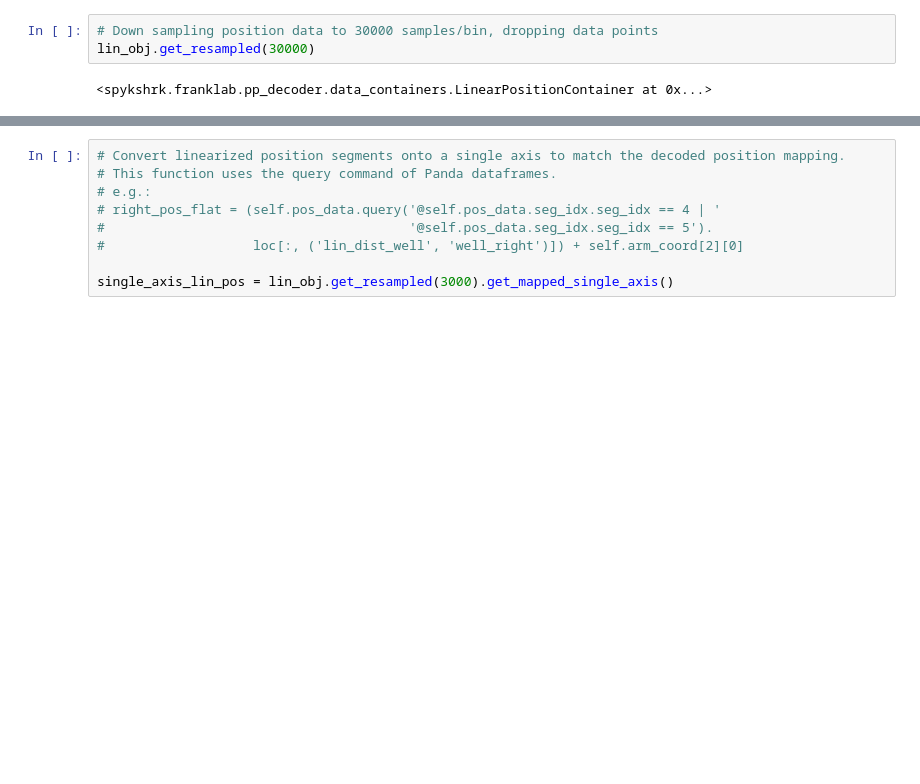
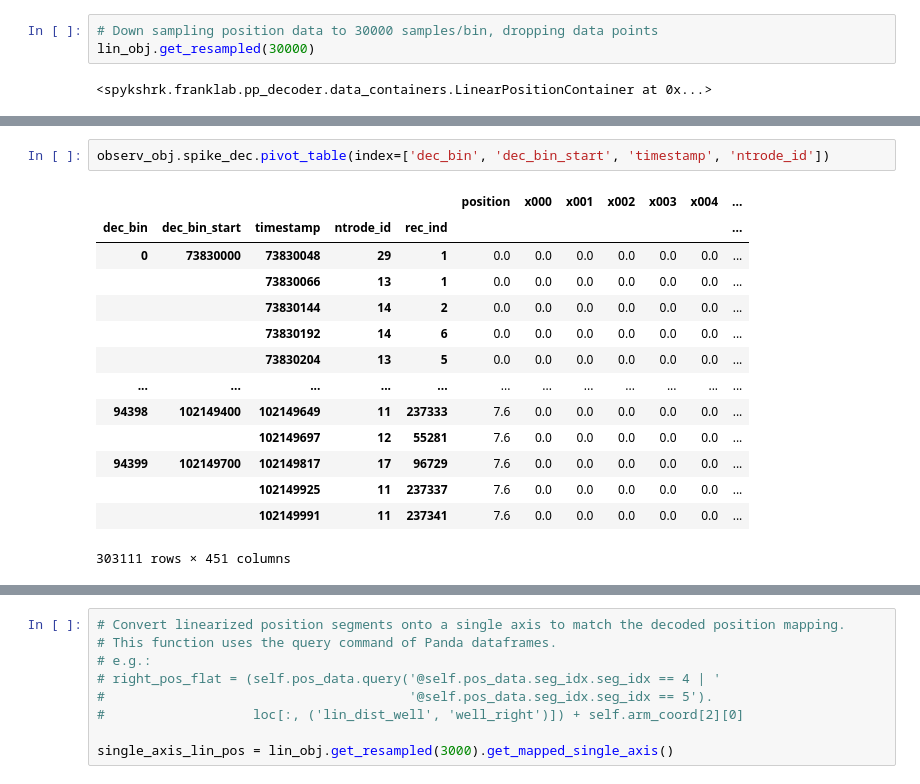
Before and after one commit to daliu87/spykshrk_realtime, a Jupyter notebook: jupyter-notebooks/decoding/examples/example_data_container_transformations.ipynb, the cells around one changed output, grey strips where cells are left out. Cells and saved outputs as stored; diff of their text form; blank space fills up the shorter version.

```diff
--- a/jupyter-notebooks/decoding/examples/example_data_container_transformations.ipynb
+++ b/jupyter-notebooks/decoding/examples/example_data_container_transformations.ipynb
@@ -124,0 +123,17 @@ observ_obj.get_observations_bin_assigned(300)
+# %%
+observ_obj.spike_dec.pivot_table(index=['dec_bin', 'dec_bin_start', 'timestamp', 'ntrode_id'])
+# %% [output]
+|  |  |  |  |  | position | x000 | x001 | x002 | x003 | x004 | ... |
+| dec_bin | dec_bin_start | timestamp | ntrode_id | rec_ind |  |  |  |  |  |  | ... |
+| 0 | 73830000 | 73830048 | 29 | 1 | 0.0 | 0.0 | 0.0 | 0.0 | 0.0 | 0.0 | ... |
+|  |  | 73830066 | 13 | 1 | 0.0 | 0.0 | 0.0 | 0.0 | 0.0 | 0.0 | ... |
+|  |  | 73830144 | 14 | 2 | 0.0 | 0.0 | 0.0 | 0.0 | 0.0 | 0.0 | ... |
+|  |  | 73830192 | 14 | 6 | 0.0 | 0.0 | 0.0 | 0.0 | 0.0 | 0.0 | ... |
+|  |  | 73830204 | 13 | 5 | 0.0 | 0.0 | 0.0 | 0.0 | 0.0 | 0.0 | ... |
+| ... | ... | ... | ... | ... | ... | ... | ... | ... | ... | ... | ... |
+| 94398 | 102149400 | 102149649 | 11 | 237333 | 7.6 | 0.0 | 0.0 | 0.0 | 0.0 | 0.0 | ... |
+|  |  | 102149697 | 12 | 55281 | 7.6 | 0.0 | 0.0 | 0.0 | 0.0 | 0.0 | ... |
+| 94399 | 102149700 | 102149817 | 17 | 96729 | 7.6 | 0.0 | 0.0 | 0.0 | 0.0 | 0.0 | ... |
+|  |  | 102149925 | 11 | 237337 | 7.6 | 0.0 | 0.0 | 0.0 | 0.0 | 0.0 | ... |
+|  |  | 102149991 | 11 | 237341 | 7.6 | 0.0 | 0.0 | 0.0 | 0.0 | 0.0 | ... |
+303111 rows × 451 columns
```
Also changed, not shown: parts of 8 cells of this notebook, 8 other files.
